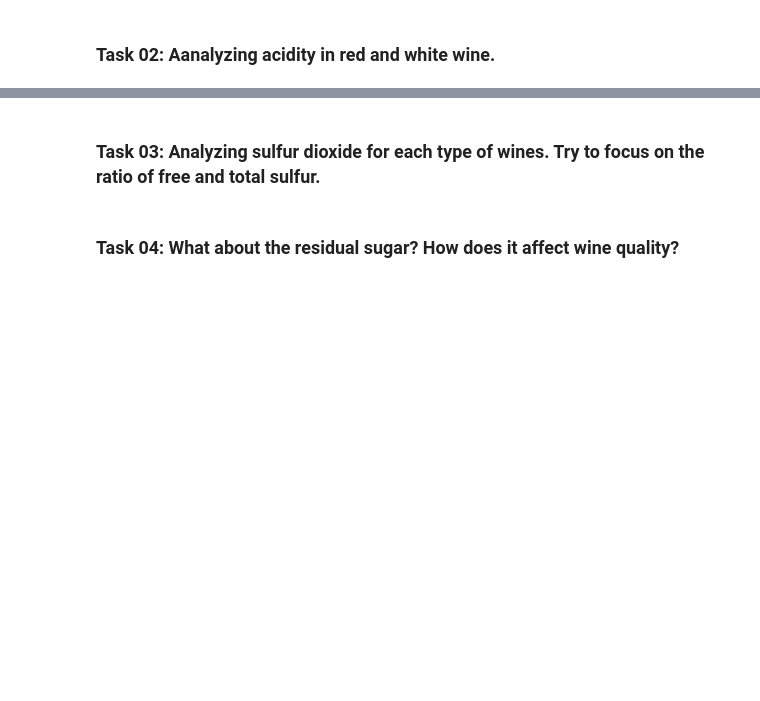
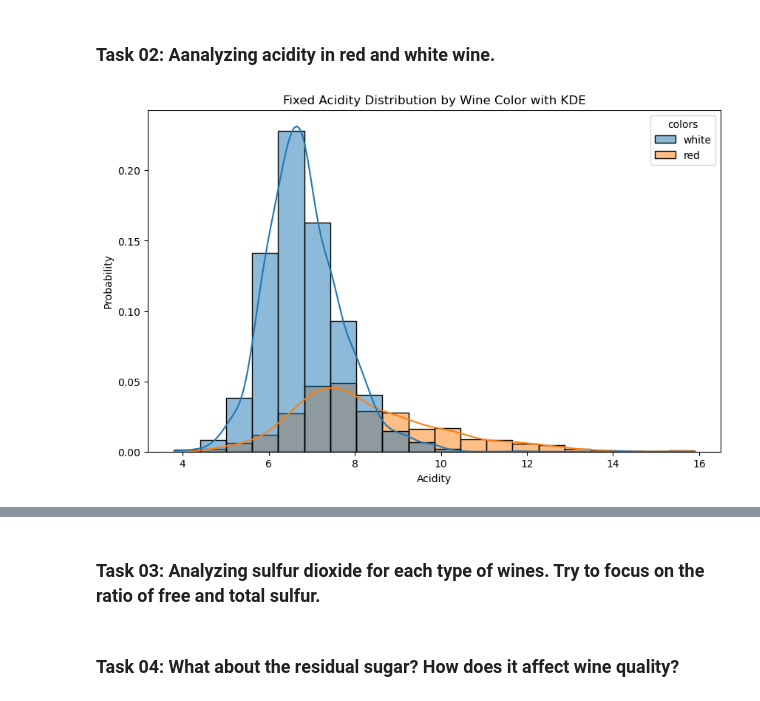
Before and after one commit to KhoaUs/KhoaUs, a Jupyter notebook: HW02.ipynb, the cells around one changed output, grey strips where cells are left out. Drawn from its saved outputs; the diff is of its cells as text; code cells hidden in the pictures; blank space fills up the shorter version.

```diff
--- a/HW02.ipynb
+++ b/HW02.ipynb
@@ -333,6 +394,18 @@ raise NotImplementedError()
 ### Task 02: Aanalyzing acidity in red and white wine.
 # %%
 # YOUR CODE HERE
-raise NotImplementedError()
+# raise NotImplementedError()
+
+# Create a figure with a size of (10, 6)
+plt.figure(figsize=(10, 6))
+
+# Draw Histogram with KDE
+sns.histplot(data=raw_df, x='fixed acidity', hue='colors', kde=True, bins=20, stat='probability')
+plt.title('Fixed Acidity Distribution by Wine Color with KDE')
+plt.xlabel('Acidity')
+plt.ylabel('Probability')
+plt.show()
+# %% [output]
+[figure, added]
 # %%
 # YOUR CODE HERE
```
Also changed, not shown: parts of 9 cells of this notebook.
